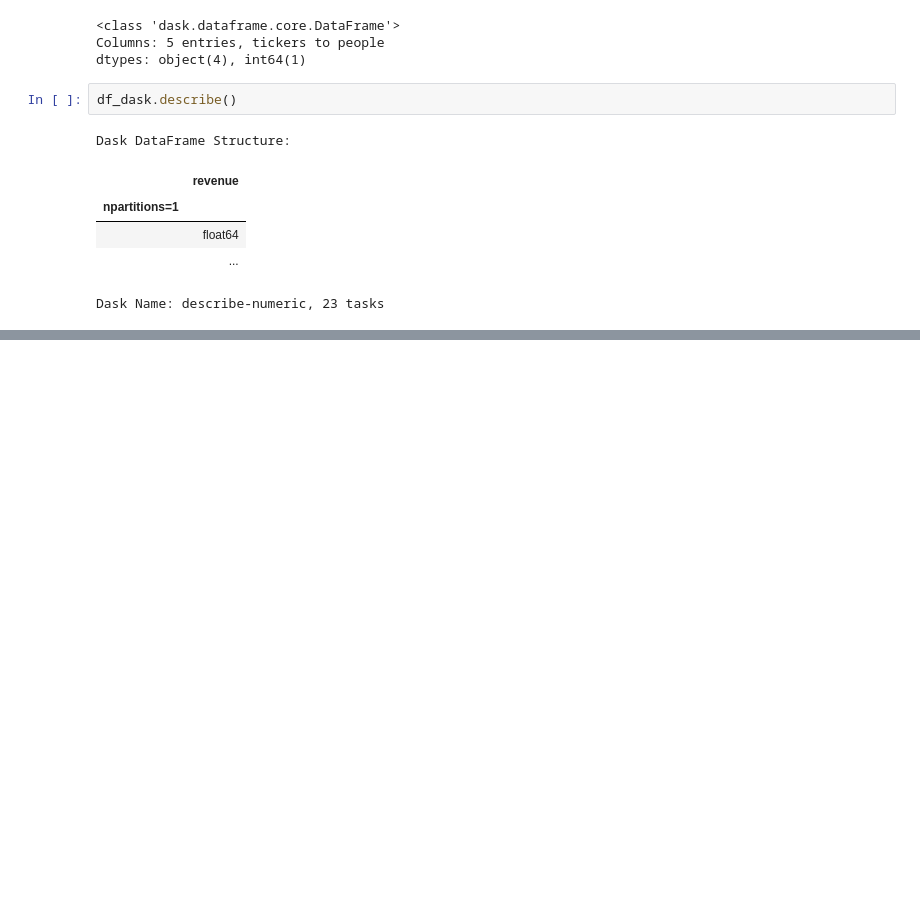
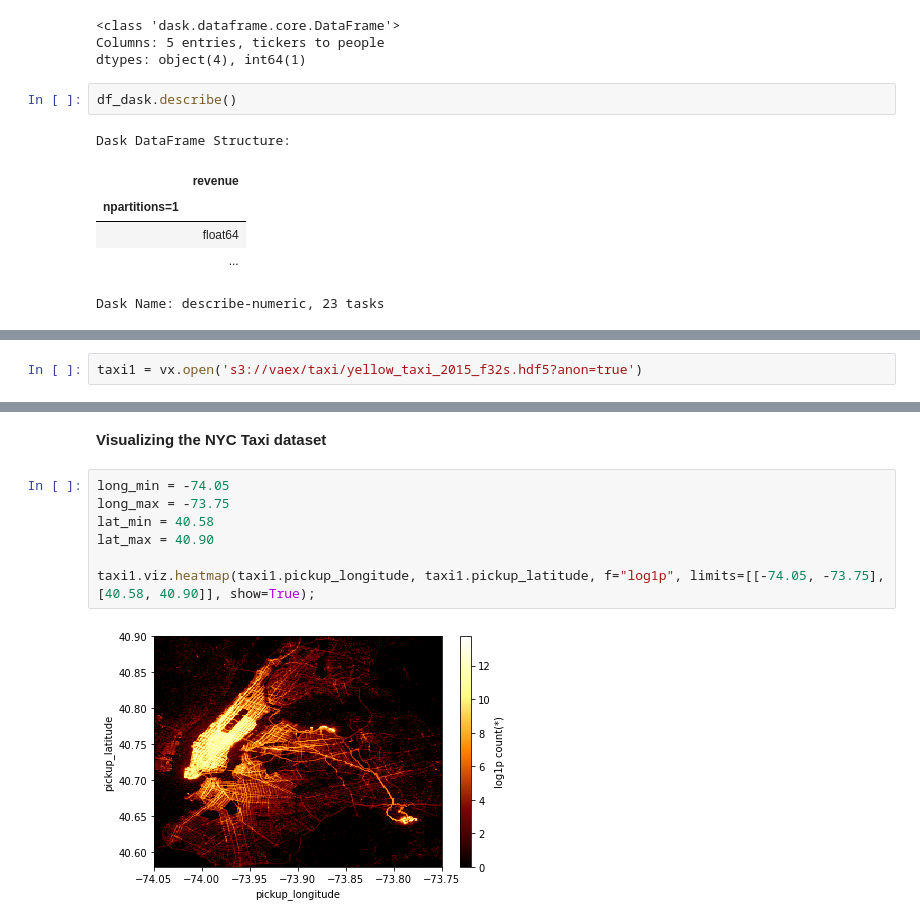
Before and after one commit to hnouraei/Notebooks, a Jupyter notebook: Working_with_large_dataset.ipynb, the cells around one changed output, grey strips where cells are left out. Drawn from its saved outputs; the diff is of its cells as text; blank space fills up the shorter version.

```diff
--- a/Working_with_large_dataset.ipynb
+++ b/Working_with_large_dataset.ipynb
@@ -166,0 +163,2 @@ Collecting ipyvuetify<2,>=1.2.2
+# %%
+taxi1 = vx.open('s3://vaex/taxi/yellow_taxi_2015_f32s.hdf5?anon=true')
@@ -166,0 +206,11 @@ Collecting ipyvuetify<2,>=1.2.2
+# %% [markdown]
+ **Visualizing the NYC Taxi dataset**
+# %%
+long_min = -74.05
+long_max = -73.75
+lat_min = 40.58
+lat_max = 40.90
+
+taxi1.viz.heatmap(taxi1.pickup_longitude, taxi1.pickup_latitude, f="log1p", limits=[[-74.05, -73.75], [40.58, 40.90]], show=True);
+# %% [output]
+[figure, added]
```
Also changed, not shown: parts of 17 cells of this notebook.
